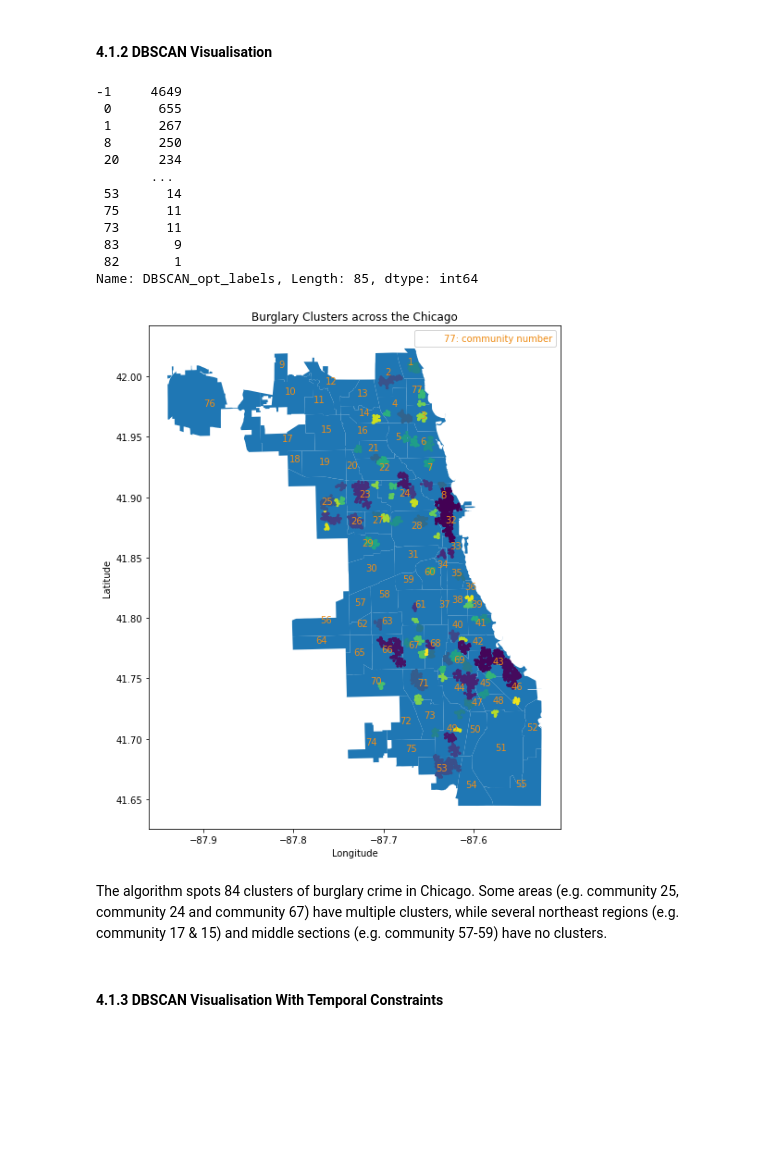
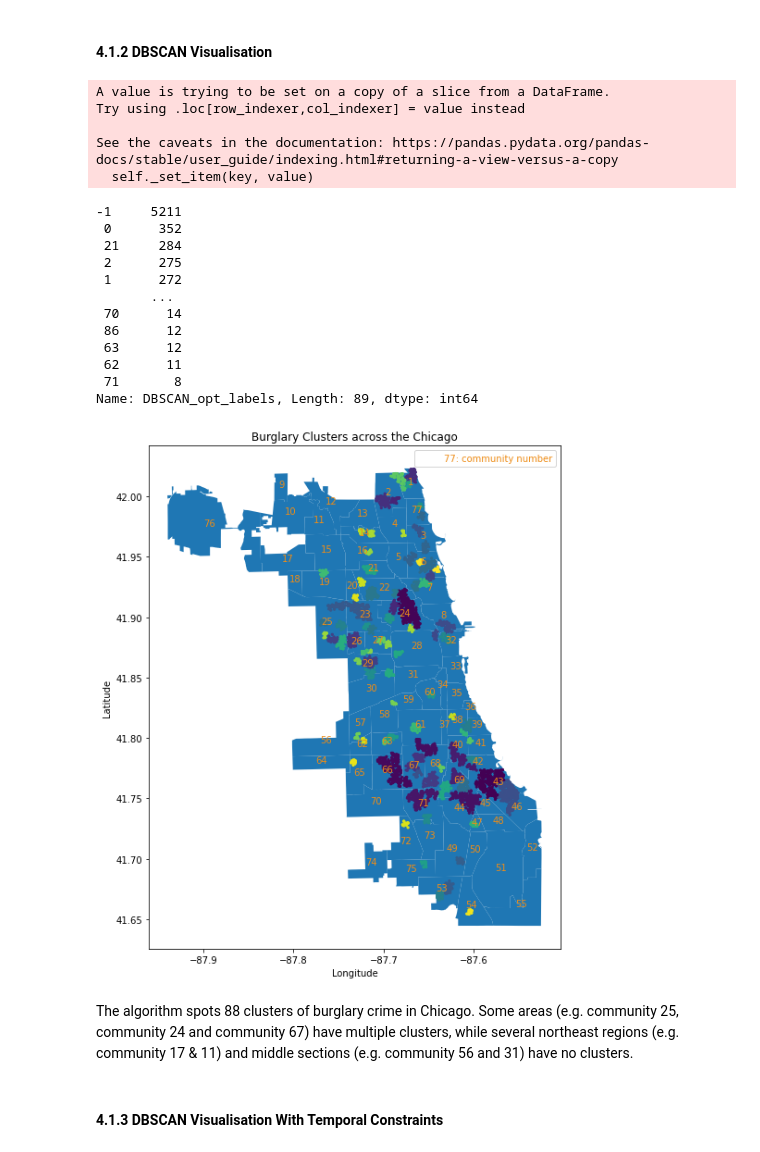
Before and after one commit to NijunJiang/CASA_CW, a Jupyter notebook: coursework.ipynb, the cells around one changed output. Drawn from its saved outputs; the diff is of its cells as text; code cells hidden in the pictures; blank space fills up the shorter version.

```diff
--- a/coursework.ipynb
+++ b/coursework.ipynb
@@ -329,22 +405,25 @@ Text(0.5, 1.0, 'Incident rate per 1000 people (community level)')
 # %%
 fig, ax = plt.subplots(figsize=(10, 7))
 chicago_community_with_crime_data.plot(
-    column="burglary count 2020",
+    column="burglary count 2019",
     ax=ax,
     legend=True,
-    legend_kwds={"label": "burglary count 2020"},
+    legend_kwds={"label": "burglary count 2019"},
 )
 chicago_community.apply(
     lambda x: ax.annotate(
-        text=x["community number"], xy=x.geometry.centroid.coords[0], ha="center", color='#ee8d18'
+        text=x["community number"],
+        xy=x.geometry.centroid.coords[0],
+        ha="center",
+        color="#ee8d18",
     ),
     axis=1,
 )
 
-plt.plot([], [], ' ', label="77: community number")
+plt.plot([], [], " ", label="77: community number")
 legend = plt.legend()
-plt.setp(legend.get_texts(), color='#ee8d18')
+plt.setp(legend.get_texts(), color="#ee8d18")
 ax.set_xlabel("Longitude")
 ax.set_ylabel("Latitude")
-ax.set_title("Total 2020 burglary count in each Chicago community")
+ax.set_title("Total 2019 burglary count in each Chicago community")
 # %% [output]
@@ -410,65 +489,82 @@ The choice of minPoints depends on the dimension of the dataset. There are two c
 # %%
 kms_per_radian = 6371.0088
 epsilon = 0.3 / kms_per_radian
-min_samples=14
+min_samples = 14
+
 
 def DBfunction(data, epsilon, minsample):
     DBSCAN_result = data
     coords = DBSCAN_result[["latitude", "longitude"]].to_numpy()
-    db = DBSCAN(eps=epsilon, min_samples=14, algorithm="ball_tree", metric="haversine").fit(np.radians(coords))
+    db = DBSCAN(
+        eps=epsilon, min_samples=14, algorithm="ball_tree", metric="haversine"
+    ).fit(np.radians(coords))
     DBSCAN_result["DBSCAN_opt_labels"] = db.labels_
     DBSCAN_result["DBSCAN_opt_labels"].value_counts()
     return DBSCAN_result
 
-DBSCAN_result = DBfunction(data = BURGLARY_2020_spatial, epsilon = epsilon, minsample = min_samples)
+
+DBSCAN_result = DBfunction(
+    data=BURGLARY_2019_spatial, epsilon=epsilon, minsample=min_samples
+)
 DBSCAN_result["DBSCAN_opt_labels"].value_counts()
 # %% [output]
--1     4649
- 0      655
- 1      267
- 8      250
- 20     234
-       ...
- 53      14
- 75      11
- 73      11
- 83       9
- 82       1
-Name: DBSCAN_opt_labels, Length: 85, dtype: int64
+A value is trying to be set on a copy of a slice from a DataFrame.
+Try using .loc[row_indexer,col_indexer] = value instead
+
+See the caveats in the documentation: https://pandas.pydata.org/pandas-docs/stable/user_guide/indexing.html#returning-a-view-versus-a-copy
+  self._set_item(key, value)
+-1     5211
+ 0      352
+ 21     284
+ 2      275
+ 1      272
+       ...
+ 70      14
+ 86      12
+ 63      12
+ 62      11
+ 71       8
+Name: DBSCAN_opt_labels, Length: 89, dtype: int64
 # %%
 def dbPlot(DBSCAN_result):
     DBSCAN_result_withoutNoise = DBSCAN_result.drop(
         DBSCAN_result[DBSCAN_result.DBSCAN_opt_labels == -1].index
     )  # remove points that do not belong to a cluster (noise)
 
     fig, ax = plt.subplots(figsize=(10, 10))
     ax.set_xlabel("Longitude")
     ax.set_ylabel("Latitude")
     ax.set_title("Burglary Clusters across the Chicago")
 
-    chicago_community.plot(ax=ax, legend=True, column="community", categorical=True)
+    chicago_community.plot(
+        ax=ax, legend=True, column="community_dummy", categorical=True
+    )
     chicago_community.apply(
         lambda x: ax.annotate(
-            text=x["community number"], xy=x.geometry.centroid.coords[0], ha="center", color='#ee8d18'
+            text=x["community number"],
+            xy=x.geometry.centroid.coords[0],
+            ha="center",
+            color="#ee8d18",
         ),
         axis=1,
     )
     ax.scatter(
         DBSCAN_result_withoutNoise["longitude"],
         DBSCAN_result_withoutNoise["latitude"],
         c=DBSCAN_result_withoutNoise["DBSCAN_opt_labels"],
         s=5,
     )
 
-    plt.plot([], [], ' ', label="77: community number")
+    plt.plot([], [], " ", label="77: community number")
     legend = plt.legend()
-    plt.setp(legend.get_texts(), color='#ee8d18')
+    plt.setp(legend.get_texts(), color="#ee8d18")
 
-dbPlot(DBSCAN_result = DBSCAN_result)
+
+dbPlot(DBSCAN_result=DBSCAN_result)
 # %% [output]
-[figure, old version]
+[figure, new version]
 # %% [markdown]
-The algorithm spots 84 clusters of burglary crime in Chicago. Some areas (e.g. community 25, community 24 and community 67) have multiple clusters, while several northeast regions (e.g. community 17 & 15) and middle sections (e.g. community 57-59) have no clusters.
+The algorithm spots 88 clusters of burglary crime in Chicago. Some areas (e.g. community 25, community 24 and community 67) have multiple clusters, while several northeast regions (e.g. community 17 & 11) and middle sections (e.g. community 56 and 31) have no clusters.
 # %% [markdown]
 #### 4.1.3 DBSCAN Visualisation With Temporal Constraints
 # %% [markdown]
```
Also changed, not shown: parts of 34 cells of this notebook.
